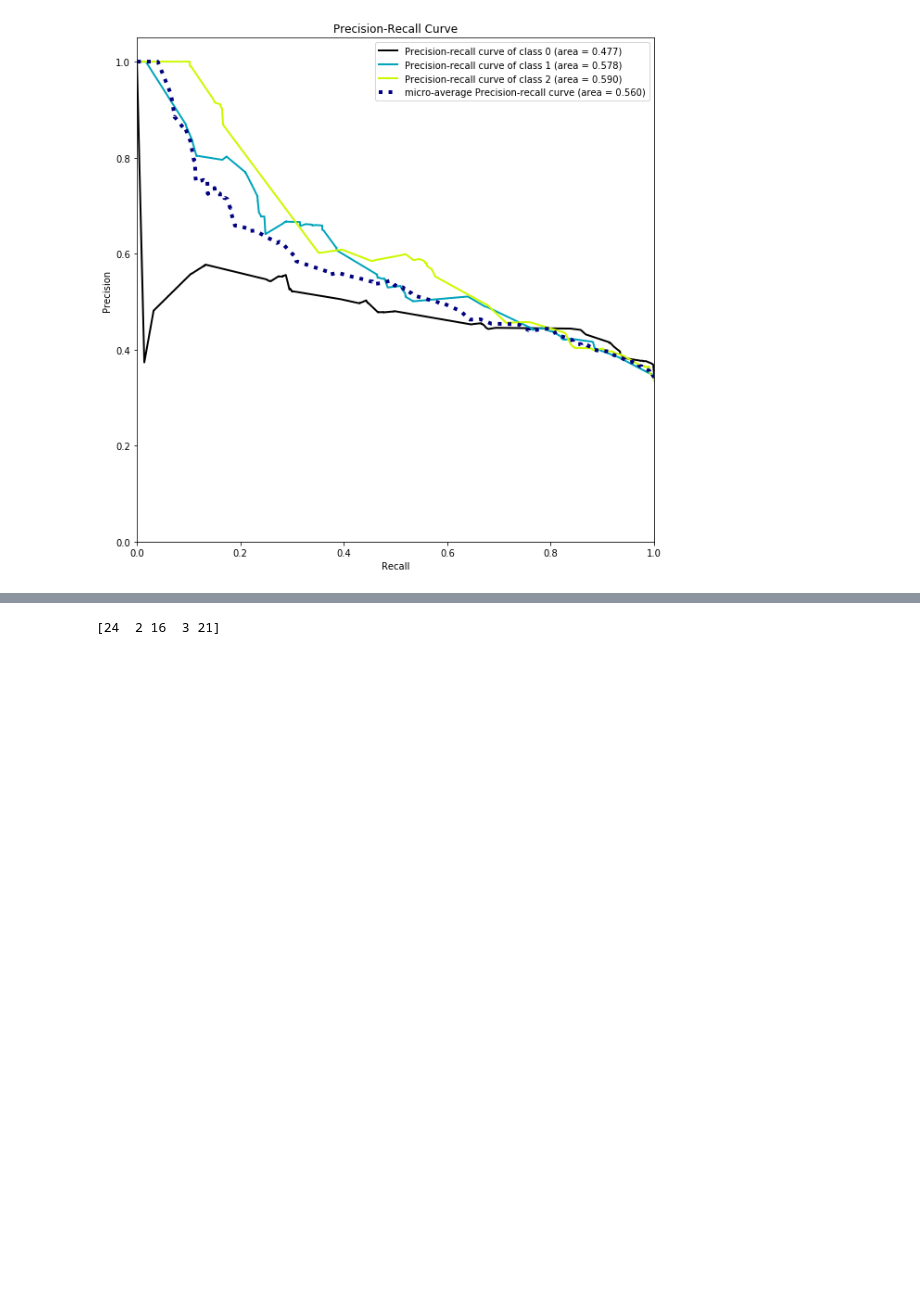
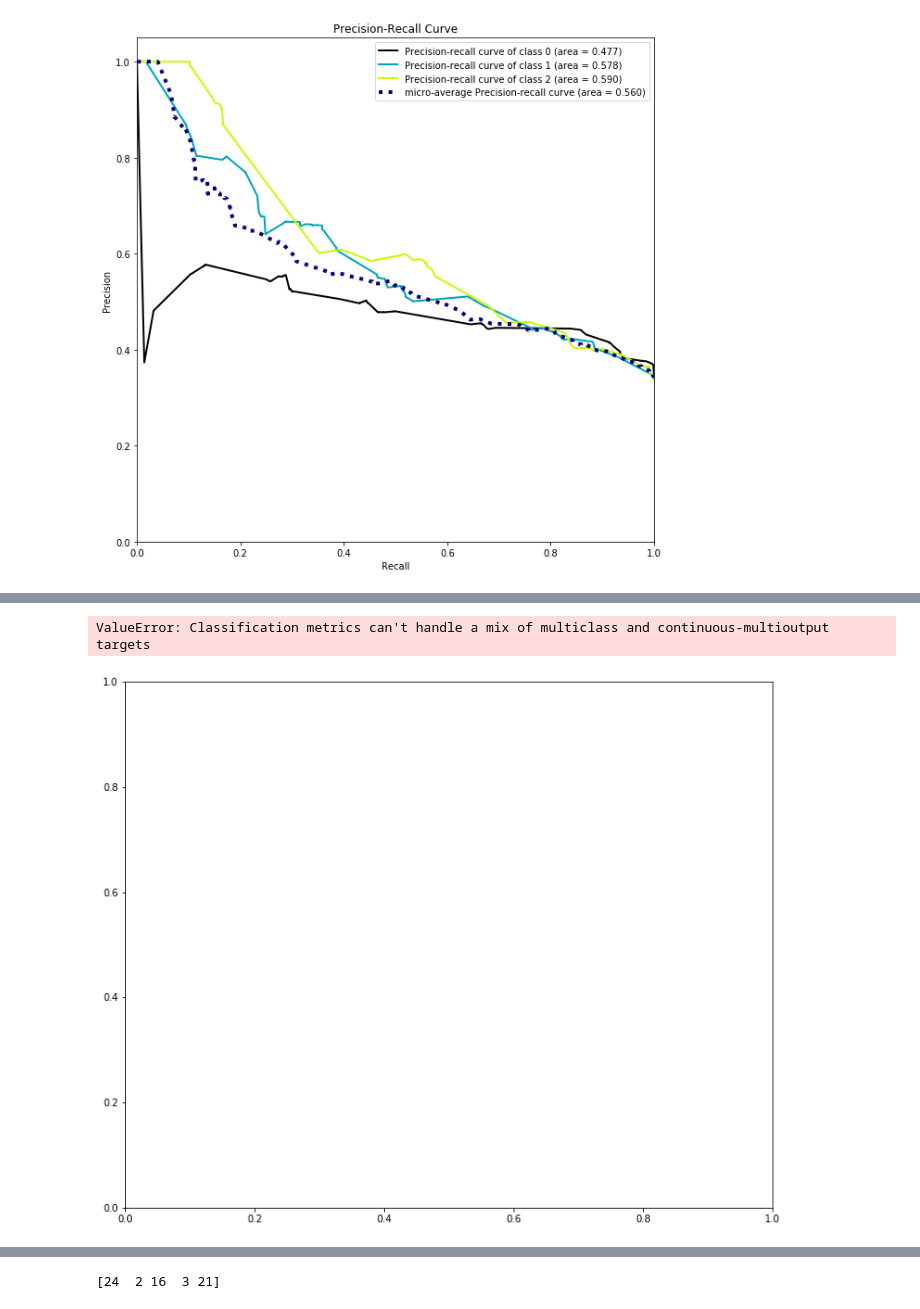
Before and after one commit to SachinGokal/capstone-two, a Jupyter notebook: notebooks/processed.ipynb, the cells around one changed output, grey strips where cells are left out. Drawn from its saved outputs; the diff is of its cells as text; code cells hidden in the pictures; blank space fills up the shorter version.

```diff
--- a/notebooks/processed.ipynb
+++ b/notebooks/processed.ipynb
@@ -291,3 +315,16 @@ df['RMSSD_SQUARED'] = df['RMSSD']**2
+# %%
+fig, ax = plt.subplots(figsize=(12, 10))
+skplt.metrics.plot_confusion_matrix(y_test, clf10.predict_proba(X_test), normalize=True, ax=ax)
+plt.tight_layout()
+b, t=plt.ylim()
+b += 0.5
+t -= 0.5
+plt.ylim(b, t)
+ax.set_title('RF ROC for all subjects and features', fontsize=14)
+plt.savefig('RF ROC for all subjects and features.png')
+# %% [output]
+ValueError: Classification metrics can't handle a mix of multiclass and continuous-multioutput targets
+[figure, added]
 # %%
 POSSIBLE_COLUMNS = ['HF',
                     'HF_BOXCOX',
```
Also changed, not shown: parts of 10 cells of this notebook, 42 other files.
